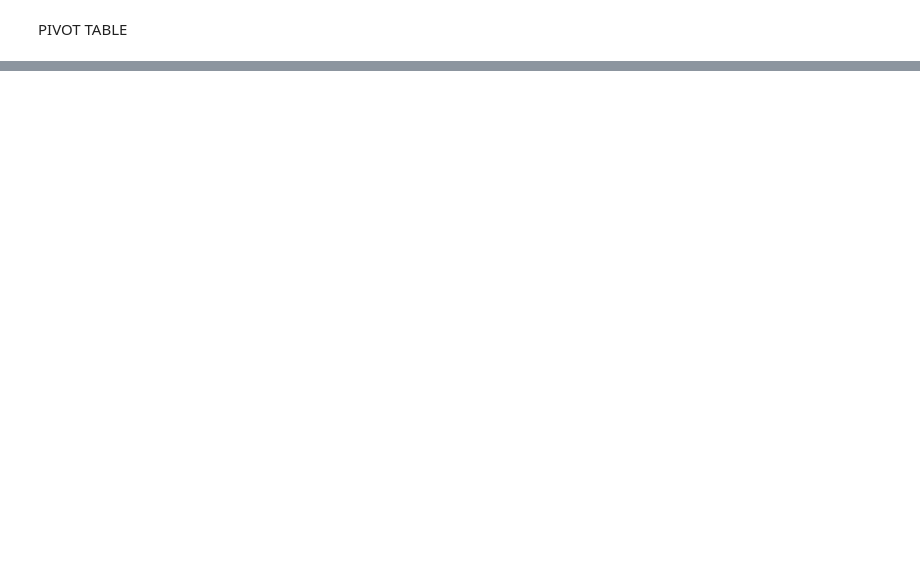
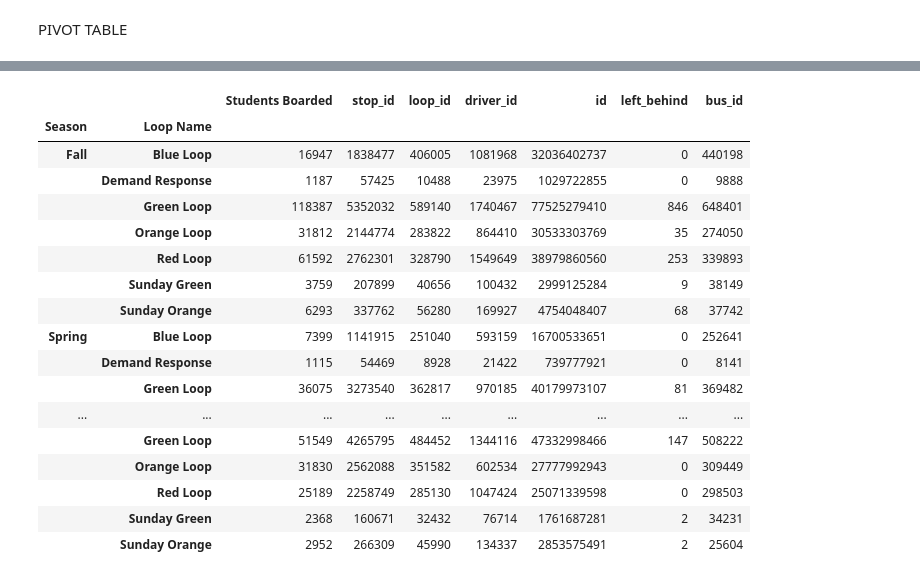
Before and after one commit to kaberry2/DSCI689, a Jupyter notebook: Effects of Weather_By Loop.ipynb, the cells around one changed output, grey strips where cells are left out. Saved outputs shown, nothing was run; the diff lists cells and outputs as text; code cells hidden in the pictures; blank space fills up the shorter version.

```diff
--- a/Effects of Weather_By Loop.ipynb
+++ b/Effects of Weather_By Loop.ipynb
@@ -204,0 +233,22 @@ table
+# %%
+by_season = entries_loops.groupby(['Season','Loop Name']).sum()
+by_season
+# %% [output]
+|  |  | Students Boarded | stop_id | loop_id | driver_id | id | left_behind | bus_id |
+| Season | Loop Name |  |  |  |  |  |  |  |
+| Fall | Blue Loop | 16947 | 1838477 | 406005 | 1081968 | 32036402737 | 0 | 440198 |
+|  | Demand Response | 1187 | 57425 | 10488 | 23975 | 1029722855 | 0 | 9888 |
+|  | Green Loop | 118387 | 5352032 | 589140 | 1740467 | 77525279410 | 846 | 648401 |
+|  | Orange Loop | 31812 | 2144774 | 283822 | 864410 | 30533303769 | 35 | 274050 |
+|  | Red Loop | 61592 | 2762301 | 328790 | 1549649 | 38979860560 | 253 | 339893 |
+|  | Sunday Green | 3759 | 207899 | 40656 | 100432 | 2999125284 | 9 | 38149 |
+|  | Sunday Orange | 6293 | 337762 | 56280 | 169927 | 4754048407 | 68 | 37742 |
+| Spring | Blue Loop | 7399 | 1141915 | 251040 | 593159 | 16700533651 | 0 | 252641 |
+|  | Demand Response | 1115 | 54469 | 8928 | 21422 | 739777921 | 0 | 8141 |
+|  | Green Loop | 36075 | 3273540 | 362817 | 970185 | 40179973107 | 81 | 369482 |
+| ... | ... | ... | ... | ... | ... | ... | ... | ... |
+|  | Green Loop | 51549 | 4265795 | 484452 | 1344116 | 47332998466 | 147 | 508222 |
+|  | Orange Loop | 31830 | 2562088 | 351582 | 602534 | 27777992943 | 0 | 309449 |
+|  | Red Loop | 25189 | 2258749 | 285130 | 1047424 | 25071339598 | 0 | 298503 |
+|  | Sunday Green | 2368 | 160671 | 32432 | 76714 | 1761687281 | 2 | 34231 |
+|  | Sunday Orange | 2952 | 266309 | 45990 | 134337 | 2853575491 | 2 | 25604 |
```
Also changed, not shown: parts of 12 cells of this notebook.
